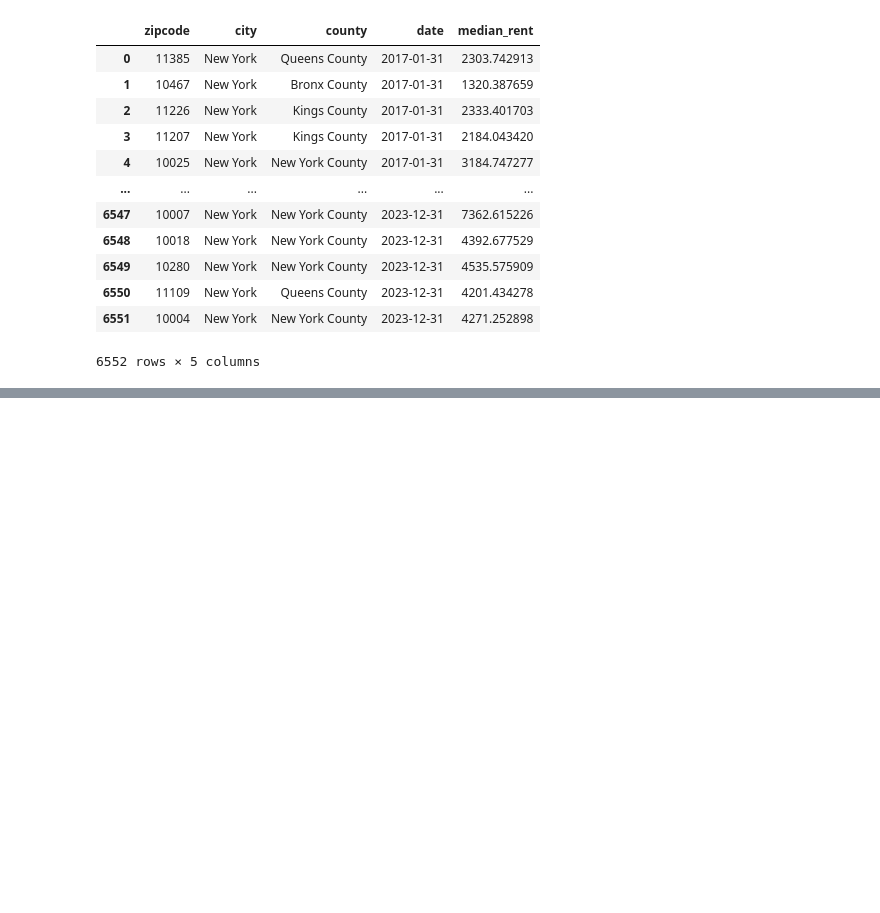
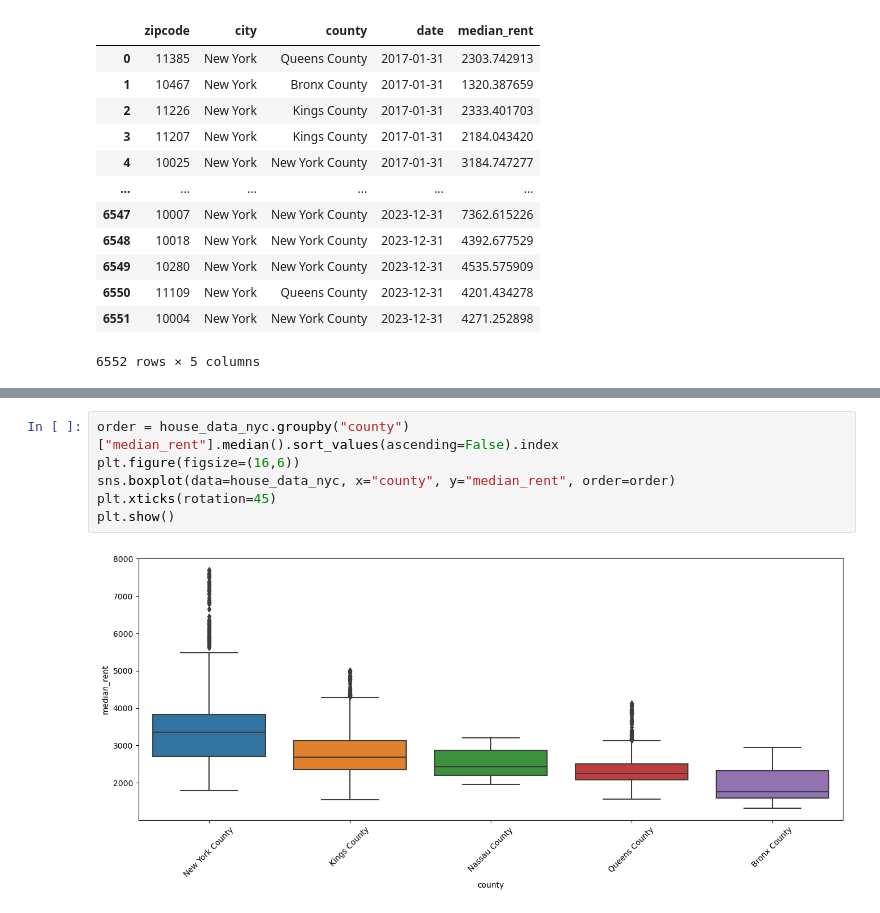
Before and after one commit to tmayer10/RentIQ, a Jupyter notebook: EDA/EDA_KL.ipynb, the cells around one changed output, grey strips where cells are left out. Saved outputs shown, nothing was run; the diff lists cells and outputs as text; blank space fills up the shorter version.

```diff
--- a/EDA/EDA_KL.ipynb
+++ b/EDA/EDA_KL.ipynb
@@ -304,0 +363,8 @@ house_data_nyc = house_data_nyc.merge(
+# %%
+order = house_data_nyc.groupby("county")["median_rent"].median().sort_values(ascending=False).index
+plt.figure(figsize=(16,6))
+sns.boxplot(data=house_data_nyc, x="county", y="median_rent", order=order)
+plt.xticks(rotation=45)
+plt.show()
+# %% [output]
+[figure, added]
```
Also changed, not shown: parts of 21 cells of this notebook.
